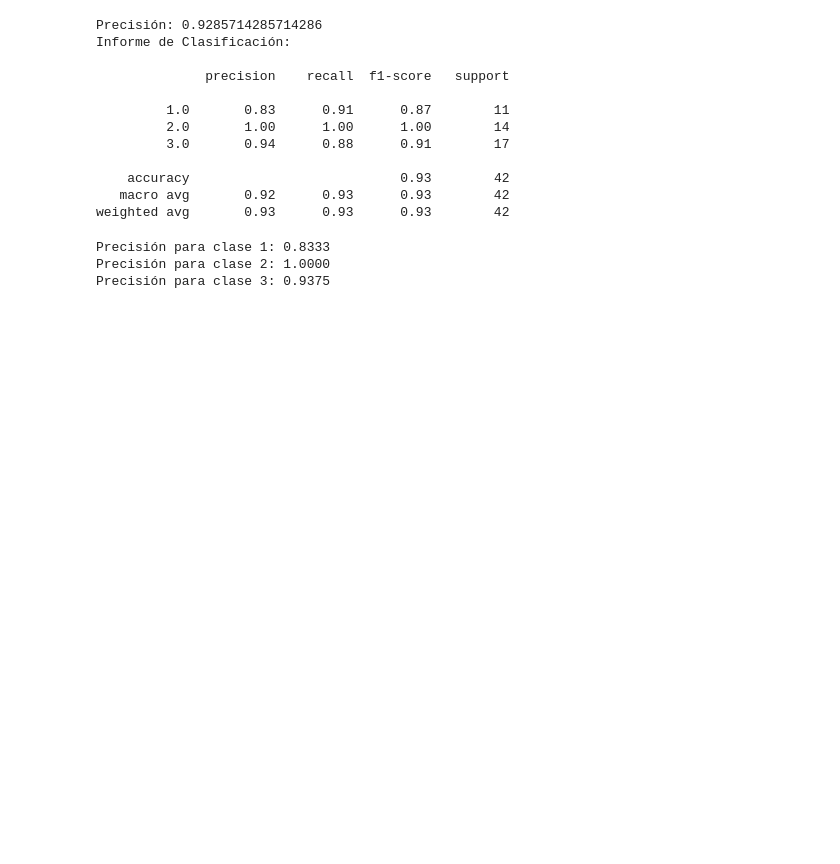
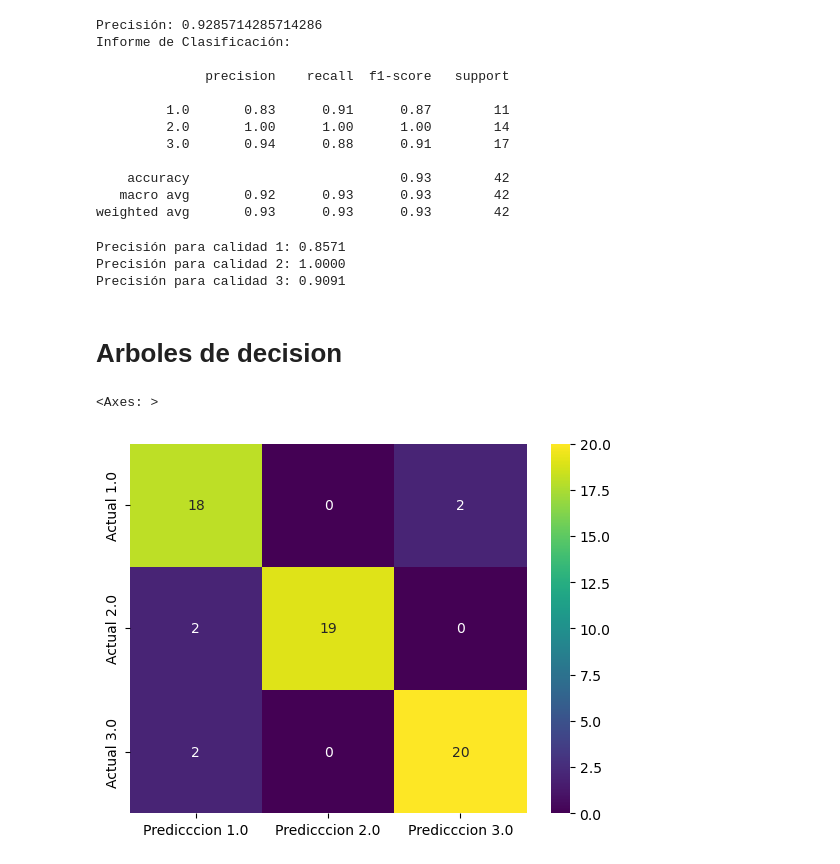
Before and after one commit to Eriik12/PROYECTO, a Jupyter notebook: TRIGO/Untitled.ipynb, the cells around one changed output. Saved outputs shown, nothing was run; the diff lists cells and outputs as text; code cells hidden in the pictures; blank space fills up the shorter version.

```diff
--- a/TRIGO/Untitled.ipynb
+++ b/TRIGO/Untitled.ipynb
@@ -203,20 +217,20 @@ Informe de Clasificación:
    macro avg       0.92      0.93      0.93        42
 weighted avg       0.93      0.93      0.93        42
 # %%
-conf_matrix = confusion_matrix(y_val, y_pred2)
-calidades = [1,2,3]
-for calidad in calidades:
-    indice = calidad-1
-    # Verdaderos positivos para la calidad en particular
-    tp = conf_matrix[indice, indice]
-    # Falsos positivos
-    fp = conf_matrix[:, indice].sum() - tp
-    # Falsos negativos
-    fn = conf_matrix[indice, :].sum() - tp
-    # Calcular precisión
-    precision = tp / (tp + fp + 1e-12)
-    print(f'Precisión para clase {calidad}: {precision:.4f}')
+pfq(y_val, y_pred, [1, 2, 3])
 # %% [output]
-Precisión para clase 1: 0.8333
-Precisión para clase 2: 1.0000
-Precisión para clase 3: 0.9375
+Precisión para calidad 1: 0.8571
+Precisión para calidad 2: 1.0000
+Precisión para calidad 3: 0.9091
+# %% [markdown]
+# Arboles de decision
+# %%
+from sklearn.tree import DecisionTreeClassifier
+classifier = DecisionTreeClassifier(random_state=42)
+classifier.fit(X_train, y_train)
+y_pred3 = classifier.predict(X_val)
+# %%
+plot(y_val,y_pred3)
+# %% [output]
+<Axes: >
+[figure, added]
```
Also changed, not shown: parts of 29 cells of this notebook.
